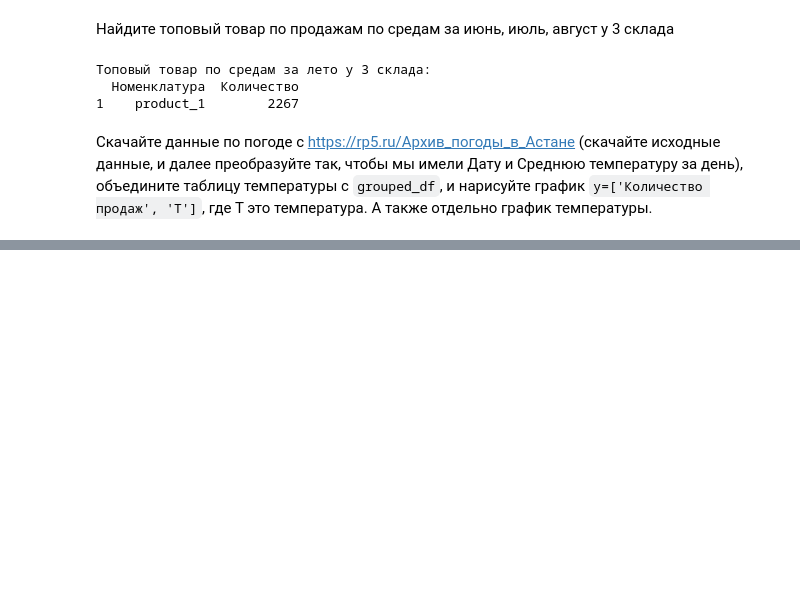
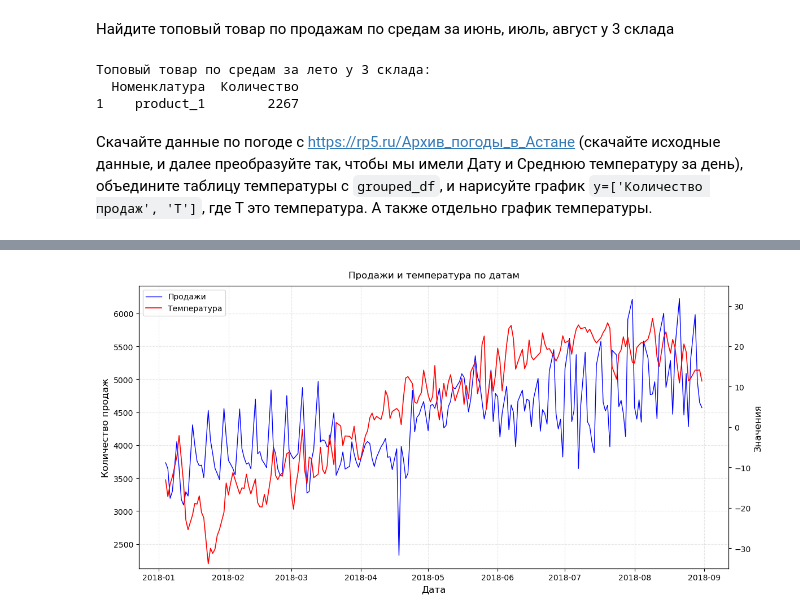
Before and after one commit to Dayana-Sadu/Final-Project-Pyton, a Jupyter notebook: Блок 3.ipynb, the cells around one changed output, grey strips where cells are left out. Drawn from its saved outputs; the diff is of its cells as text; code cells hidden in the pictures; blank space fills up the shorter version.

```diff
--- a/Блок 3.ipynb
+++ b/Блок 3.ipynb
@@ -231,0 +130,82 @@ except Exception as final_err:
+# %%
+import pandas as pd
+import matplotlib.pyplot as plt
+
+# ==========================================
+# 0. ВОССТАНОВЛЕНИЕ ОПЕРАЦИЙ С ПРОДАЖАМИ
+# ==========================================
+grouped_df = df.groupby('Дата')['Количество'].sum().reset_index()
+grouped_df['Дата'] = pd.to_datetime(grouped_df['Дата'])
+
+# ==========================================
+# 1. ЗАГРУЗКА И ОЧИСТКА ДАННЫХ О ПОГОДЕ
+# ==========================================
+weather_df = pd.read_csv('weather.csv', sep=';')
+
+time_col = weather_df.columns[0]
+weather_df[time_col] = pd.to_datetime(weather_df[time_col], dayfirst=True)
+weather_df['Дата'] = weather_df[time_col].dt.date
+
+weather_df['T'] = weather_df['T'].astype(str).str.replace(',', '.')
+weather_df['T'] = pd.to_numeric(weather_df['T'], errors='coerce')
+weather_df = weather_df.dropna(subset=['T'])
+
+daily_weather = weather_df.groupby('Дата')['T'].mean().reset_index()
+daily_weather['Дата'] = pd.to_datetime(daily_weather['Дата'])
+
+# ==========================================
+# 2. ОБЪЕДИНЕНИЕ ТАБЛИЦ
+# ==========================================
+merged_df = pd.merge(grouped_df, daily_weather, on='Дата', how='inner')
+
+# ==========================================
+# 3. ПОСТРОЕНИЕ ИТОГОВОГО ГРАФИКА
+# ==========================================
+fig, ax1 = plt.subplots(figsize=(12, 6))
+
+# Левая ось: Продажи (синяя линия)
+color_sales = 'blue'
+ax1.set_ylabel('Количество продаж', color='black', fontsize=12)
+line1 = ax1.plot(merged_df['Дата'], merged_df['Количество'], color=color_sales, linewidth=1, label='Продажи')
+ax1.tick_params(axis='y', labelcolor='black')
+ax1.grid(True, linestyle='--', alpha=0.3)
+
+# Правая ось: Температура (красная линия)
+ax2 = ax1.twinx()
+color_temp = 'red'
+ax2.set_ylabel('Значения', color='black', fontsize=12) # Сделали подпись строго как на образце
+line2 = ax2.plot(merged_df['Дата'], merged_df['T'], color=color_temp, linewidth=1.2, label='Температура')
+ax2.tick_params(axis='y', labelcolor='black')
+
+# ЕСЛИ ХОТИТЕ ЖЕСТКО СТАТЬ КАК В ОБРАЗЦЕ (от 1200 до 1800), раскомментируйте строку ниже:
+# ax1.set_ylim(1150, 1850)
+ax2.set_ylim(-35, 35)
+
+# ХИТРЫЙ ШАГ: Исправление легенды, чтобы внутри рамки были обе линии
+lines = line1 + line2
+labels = [l.get_label() for l in lines]
+ax1.legend(lines, labels, loc='upper left', fontsize=10)
+
+plt.title('Продажи и температура по датам', fontsize=12, pad=10)
+ax1.set_xlabel('Дата', fontsize=12)
+
+fig.tight_layout()
+plt.show()
+
+# ==========================================
+# 4. ОТДЕЛЬНЫЙ ГРАФИК ТЕМПЕРАТУРЫ (по заданию)
+# ==========================================
+plt.figure(figsize=(12, 4))
+plt.plot(merged_df['Дата'], merged_df['T'], color='red', linewidth=1.2, label='Температура')
+plt.axhline(0, color='black', linewidth=0.8, linestyle='-', alpha=0.5)
+
+plt.title('Динамика среднесуточной температуры', fontsize=12, pad=10)
+plt.xlabel('Дата', fontsize=12)
+plt.ylabel('Температура (°C)', fontsize=12)
+plt.grid(True, linestyle='--', alpha=0.3)
+plt.legend(loc='upper left')
+
+plt.tight_layout()
+plt.show()
+# %% [output]
+[figure, added]
```
Also changed, not shown: parts of 2 cells of this notebook.
